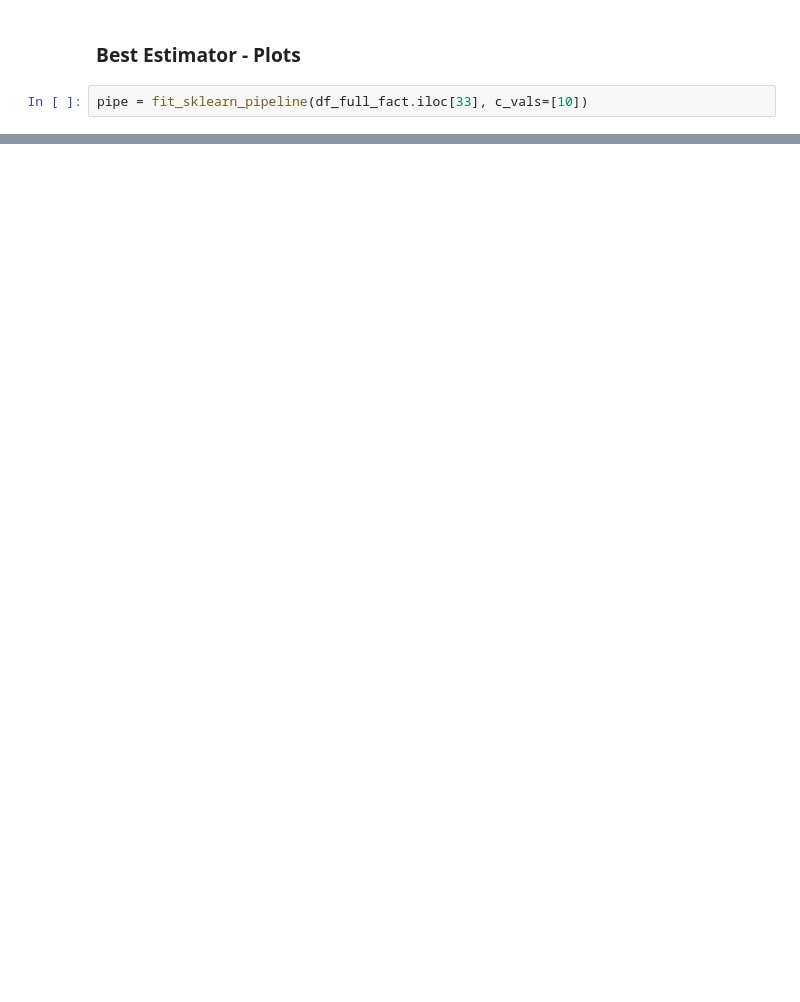
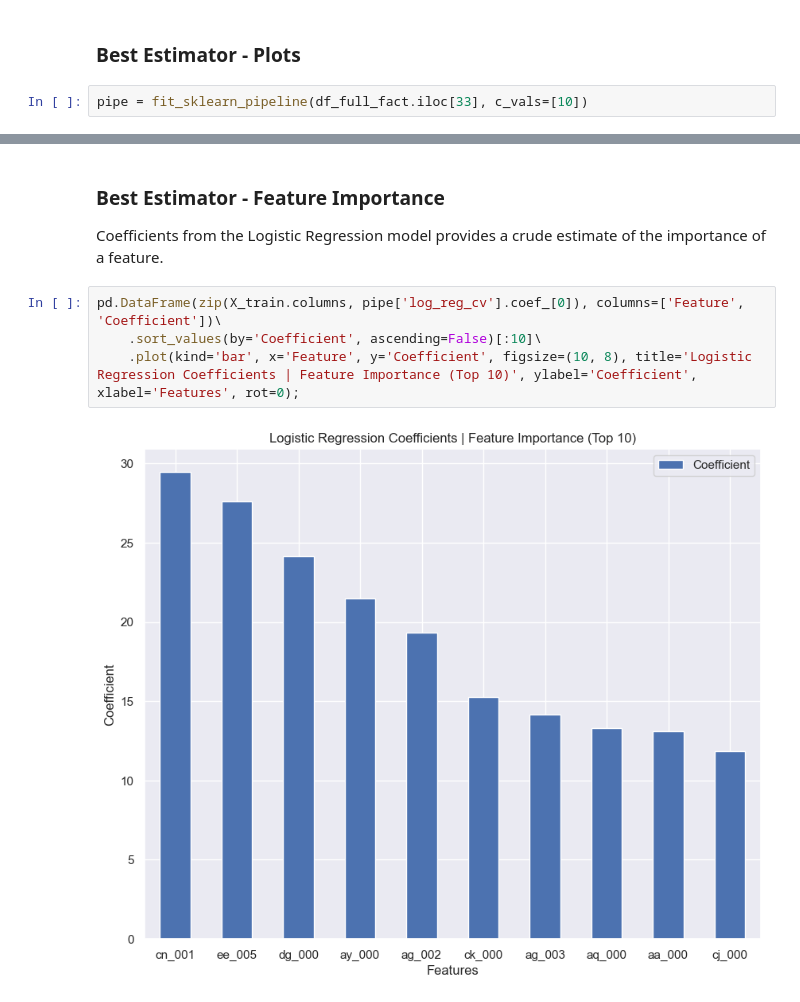
Before and after one commit to tungtngyn/predictive-maintenance-aps, a Jupyter notebook: logistic_reg.ipynb, the cells around one changed output, grey strips where cells are left out. Drawn from its saved outputs; the diff is of its cells as text; blank space fills up the shorter version.

```diff
--- a/logistic_reg.ipynb
+++ b/logistic_reg.ipynb
@@ -266,0 +284,9 @@ Investigate which features are most important based on logistic regression coeff
+# %% [markdown]
+### Best Estimator - Feature Importance
+Coefficients from the Logistic Regression model provides a crude estimate of the importance of a feature.
+# %%
+pd.DataFrame(zip(X_train.columns, pipe['log_reg_cv'].coef_[0]), columns=['Feature', 'Coefficient'])\
+    .sort_values(by='Coefficient', ascending=False)[:10]\
+    .plot(kind='bar', x='Feature', y='Coefficient', figsize=(10, 8), title='Logistic Regression Coefficients | Feature Importance (Top 10)', ylabel='Coefficient', xlabel='Features', rot=0);
+# %% [output]
+[figure, added]
```
Also changed, not shown: parts of 16 cells of this notebook, 6 other files.
